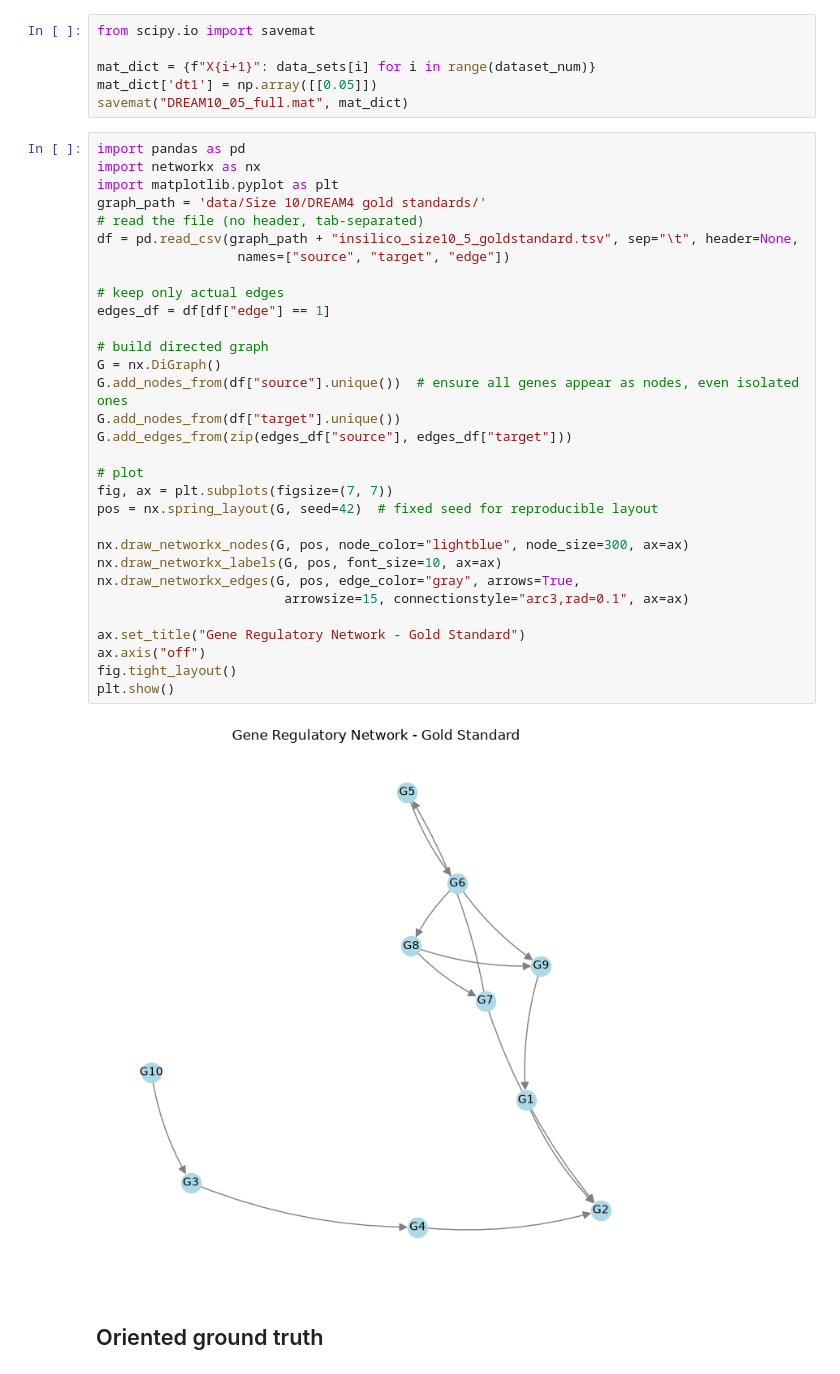
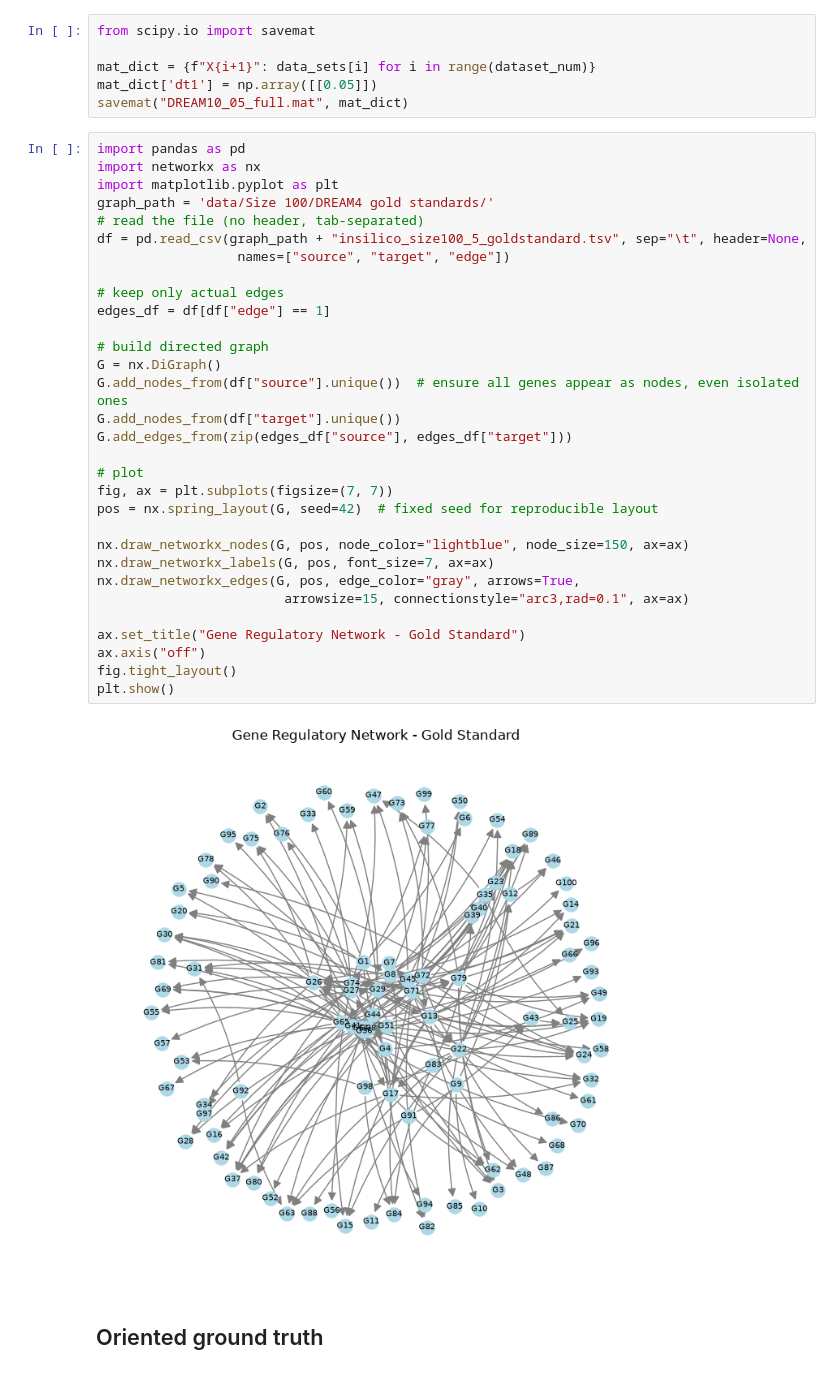
Before and after one commit to daryabiparva9/BINGO_Python, a Jupyter notebook: src/data_processing_dream.ipynb, the cells around one changed output. Drawn from its saved outputs; the diff is of its cells as text.

```diff
--- a/src/data_processing_dream.ipynb
+++ b/src/data_processing_dream.ipynb
@@ -89,36 +89,36 @@ savemat("DREAM10_05_full.mat", mat_dict)
 # %%
 import pandas as pd
 import networkx as nx
 import matplotlib.pyplot as plt
-graph_path = 'data/Size 10/DREAM4 gold standards/'
+graph_path = 'data/Size 100/DREAM4 gold standards/'
 # read the file (no header, tab-separated)
-df = pd.read_csv(graph_path + "insilico_size10_5_goldstandard.tsv", sep="\t", header=None,
+df = pd.read_csv(graph_path + "insilico_size100_5_goldstandard.tsv", sep="\t", header=None,
                   names=["source", "target", "edge"])
 
 # keep only actual edges
 edges_df = df[df["edge"] == 1]
 
 # build directed graph
 G = nx.DiGraph()
 G.add_nodes_from(df["source"].unique())  # ensure all genes appear as nodes, even isolated ones
 G.add_nodes_from(df["target"].unique())
 G.add_edges_from(zip(edges_df["source"], edges_df["target"]))
 
 # plot
 fig, ax = plt.subplots(figsize=(7, 7))
 pos = nx.spring_layout(G, seed=42)  # fixed seed for reproducible layout
 
-nx.draw_networkx_nodes(G, pos, node_color="lightblue", node_size=300, ax=ax)
-nx.draw_networkx_labels(G, pos, font_size=10, ax=ax)
+nx.draw_networkx_nodes(G, pos, node_color="lightblue", node_size=150, ax=ax)
+nx.draw_networkx_labels(G, pos, font_size=7, ax=ax)
 nx.draw_networkx_edges(G, pos, edge_color="gray", arrows=True,
                         arrowsize=15, connectionstyle="arc3,rad=0.1", ax=ax)
 
 ax.set_title("Gene Regulatory Network - Gold Standard")
 ax.axis("off")
 fig.tight_layout()
 plt.show()
 # %% [output]
-[figure, old version]
+[figure, new version]
 # %% [markdown]
 ## Oriented ground truth
 # %%
```
Also changed, not shown: parts of 4 cells of this notebook, 2 other files.
